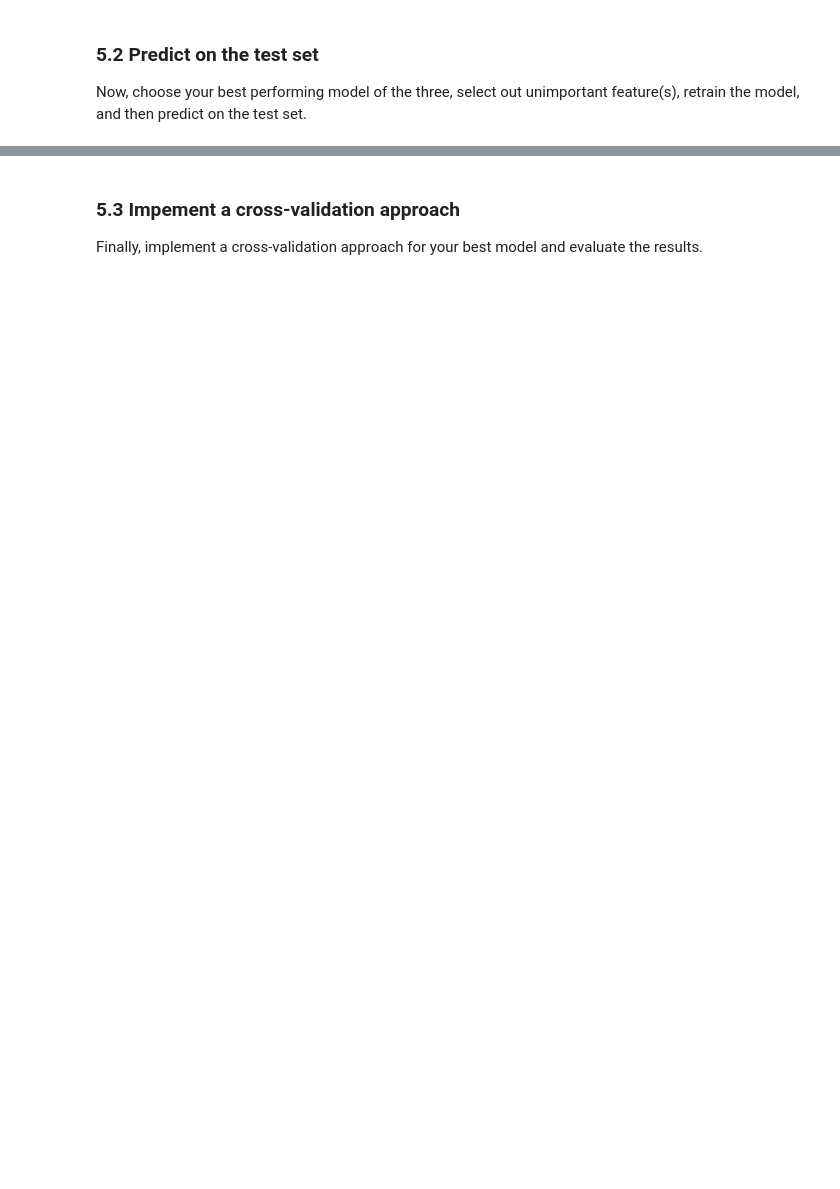
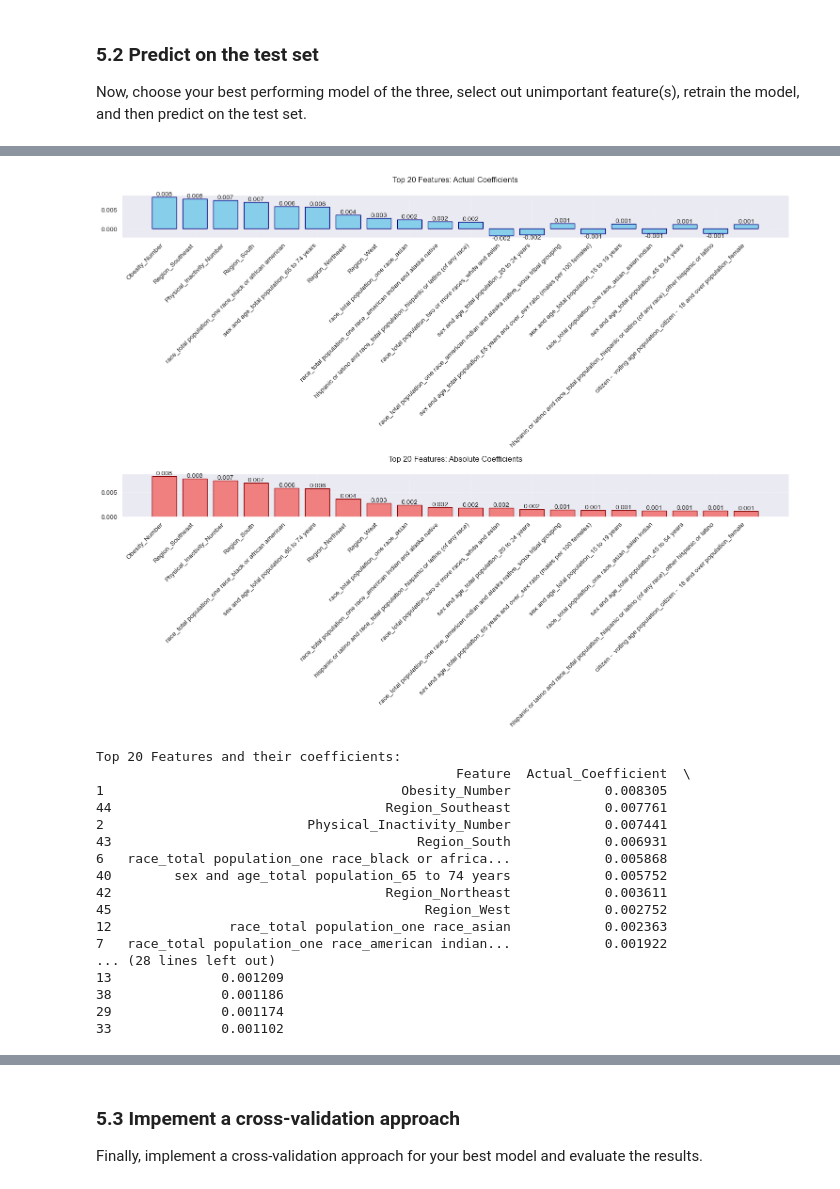
Before and after one commit to cindyalvar/Computational-Social-Science-Projects, a Jupyter notebook: Project 2/Project 2 [Cindy Alvarez].ipynb, the cells around one changed output, grey strips where cells are left out. Saved outputs shown, nothing was run; the diff lists cells and outputs as text; code cells hidden in the pictures; blank space fills up the shorter version.

```diff
--- a/Project 2/Project 2 [Cindy Alvarez].ipynb
+++ b/Project 2/Project 2 [Cindy Alvarez].ipynb
@@ -1036 +1135,75 @@ Feature coefficients (absolute values):
+# %%
+# To select out unimportant features, we must review the coefficients (absolute values) from our linear model:
+
+# Get coefficients from your best Linear model
+coef = lin_grid_reg.best_estimator_.coef_
+
+# Create DataFrame of features and their coefficients
+feature_importance = pd.DataFrame({
+    'Feature': X_train.columns,
+    'Actual_Coefficient': coef,
+    'Absolute_Coefficient': abs(coef)
+})
+
+# Sort by absolute coefficient value
+feature_importance = feature_importance.sort_values('Absolute_Coefficient', ascending=False)
+
+# Create stacked plots with larger figure size and adjusted spacing
+plt.figure(figsize=(15, 12))  # Increased figure size
+
+# Adjust subplot parameters
+plt.subplots_adjust(hspace=0.5)  # Increased space between plots
+
+# Top plot: Actual coefficients
+plt.subplot(2, 1, 1)
+bars = plt.bar(range(20), feature_importance['Actual_Coefficient'][:20], color='skyblue', edgecolor='navy')
+plt.xticks(range(20), feature_importance['Feature'][:20], rotation=45, ha='right')
+plt.title('Top 20 Features: Actual Coefficients', pad=20)
+plt.grid(True, alpha=0.3, linestyle='--')
+# Add value labels on the bars
+for bar in bars:
+    height = bar.get_height()
+    plt.text(bar.get_x() + bar.get_width()/2., height,
+             f'{height:.3f}',
+             ha='center', va='bottom' if height > 0 else 'top')
+
+# Bottom plot: Absolute coefficients
+plt.subplot(2, 1, 2)
+bars = plt.bar(range(20), feature_importance['Absolute_Coefficient'][:20], color='lightcoral', edgecolor='darkred')
+plt.xticks(range(20), feature_importance['Feature'][:20], rotation=45, ha='right')
+plt.title('Top 20 Features: Absolute Coefficients', pad=20)
+plt.grid(True, alpha=0.3, linestyle='--')
+# Add value labels on the bars
+for bar in bars:
+    height = bar.get_height()
+    plt.text(bar.get_x() + bar.get_width()/2., height,
+             f'{height:.3f}',
+             ha='center', va='bottom')
+
+# Adjust layout
+plt.tight_layout()
+plt.show()
+
+# Print top 20 features and their coefficients
+print("\nTop 20 Features and their coefficients:")
+print(feature_importance[['Feature', 'Actual_Coefficient', 'Absolute_Coefficient']].head(20))
+# %% [output]
+[figure, added]
+Top 20 Features and their coefficients:
+                                              Feature  Actual_Coefficient  \
+1                                      Obesity_Number            0.008305
+44                                   Region_Southeast            0.007761
+2                          Physical_Inactivity_Number            0.007441
+43                                       Region_South            0.006931
+6   race_total population_one race_black or africa...            0.005868
+40        sex and age_total population_65 to 74 years            0.005752
+42                                   Region_Northeast            0.003611
+45                                        Region_West            0.002752
+12               race_total population_one race_asian            0.002363
+7   race_total population_one race_american indian...            0.001922
+... (28 lines left out)
+13              0.001209
+38              0.001186
+29              0.001174
+33              0.001102
 # %%
```
Also changed, not shown: parts of 59 cells of this notebook.
